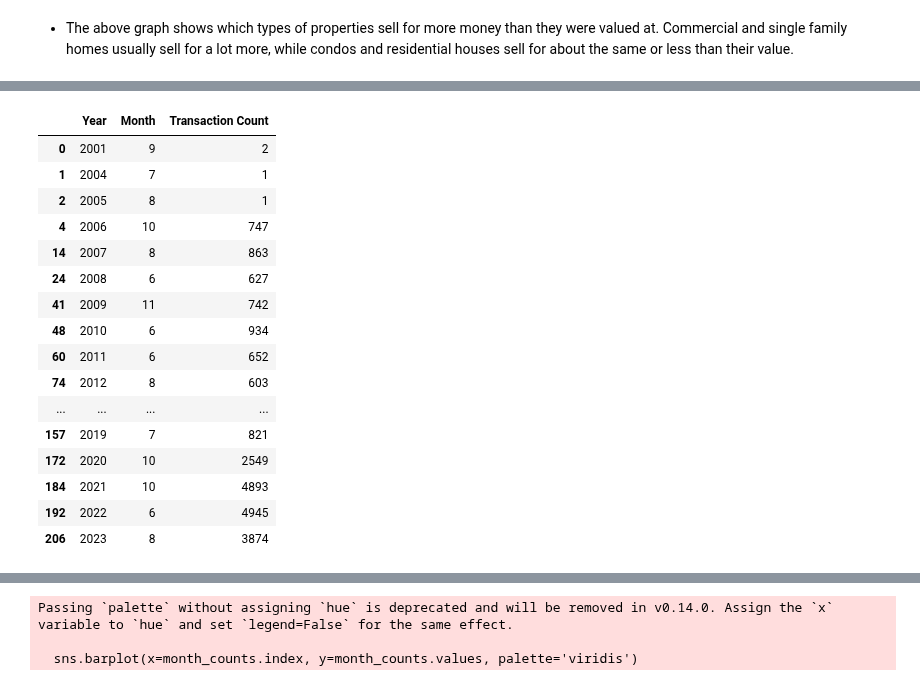
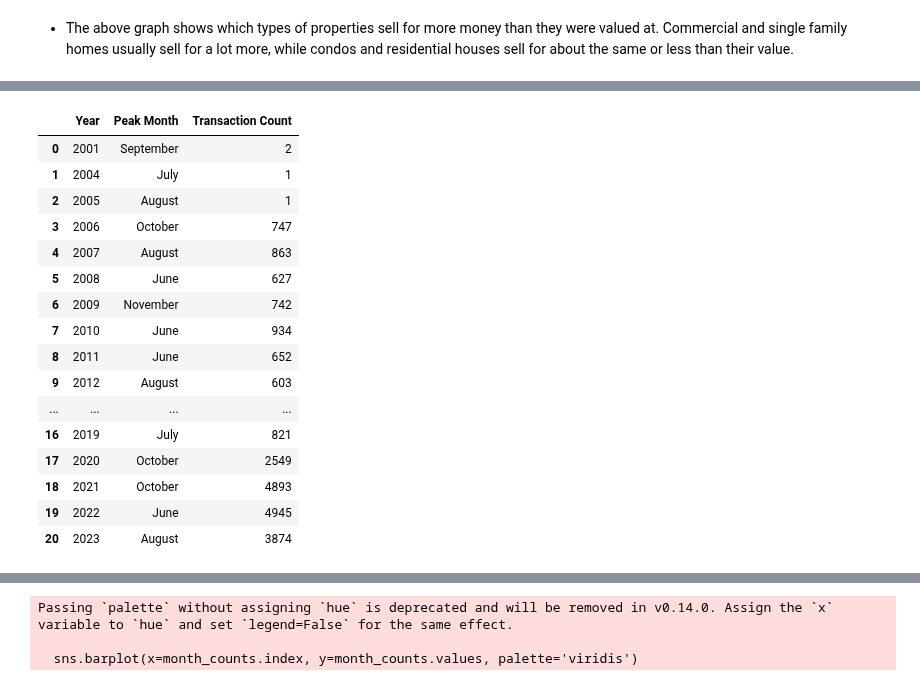
Before and after one commit to kthanikonda/DataWithPython, a Jupyter notebook: Real_Estate_Project-2.ipynb, the cells around one changed output, grey strips where cells are left out. Cells and saved outputs as stored; diff of their text form; code cells hidden in the pictures.

```diff
--- a/Real_Estate_Project-2.ipynb
+++ b/Real_Estate_Project-2.ipynb
@@ -700,30 +705,35 @@ plt.show()
 # %%
+import calendar
 
-# Ensure datetime is correct
 real_estate_df['Year'] = real_estate_df['Date Recorded'].dt.year
 real_estate_df['Month'] = real_estate_df['Date Recorded'].dt.month
 
-# Group and count transactions
 monthly_trx = real_estate_df.groupby(['Year', 'Month']).size().reset_index(name='Transaction Count')
 
-# Get peak month for each year
-peak_months_by_year = monthly_trx.loc[monthly_trx.groupby('Year')['Transaction Count'].idxmax()].sort_values('Year')
+peak_months_by_year = monthly_trx.loc[
+    monthly_trx.groupby('Year')['Transaction Count'].idxmax()
+].sort_values('Year').reset_index(drop=True)
+
+peak_months_by_year['Month'] = peak_months_by_year['Month'].apply(lambda x: calendar.month_name[x])
+
+peak_months_by_year.rename(columns={'Month': 'Peak Month'}, inplace=True)
+
 peak_months_by_year
 # %% [output]
-|  | Year | Month | Transaction Count |
-| 0 | 2001 | 9 | 2 |
-| 1 | 2004 | 7 | 1 |
-| 2 | 2005 | 8 | 1 |
-| 4 | 2006 | 10 | 747 |
-| 14 | 2007 | 8 | 863 |
-| 24 | 2008 | 6 | 627 |
-| 41 | 2009 | 11 | 742 |
-| 48 | 2010 | 6 | 934 |
-| 60 | 2011 | 6 | 652 |
-| 74 | 2012 | 8 | 603 |
+|  | Year | Peak Month | Transaction Count |
+| 0 | 2001 | September | 2 |
+| 1 | 2004 | July | 1 |
+| 2 | 2005 | August | 1 |
+| 3 | 2006 | October | 747 |
+| 4 | 2007 | August | 863 |
+| 5 | 2008 | June | 627 |
+| 6 | 2009 | November | 742 |
+| 7 | 2010 | June | 934 |
+| 8 | 2011 | June | 652 |
+| 9 | 2012 | August | 603 |
 | ... | ... | ... | ... |
-| 157 | 2019 | 7 | 821 |
-| 172 | 2020 | 10 | 2549 |
-| 184 | 2021 | 10 | 4893 |
-| 192 | 2022 | 6 | 4945 |
-| 206 | 2023 | 8 | 3874 |
+| 16 | 2019 | July | 821 |
+| 17 | 2020 | October | 2549 |
+| 18 | 2021 | October | 4893 |
+| 19 | 2022 | June | 4945 |
+| 20 | 2023 | August | 3874 |
```
Also changed, not shown: parts of 6 cells of this notebook.
